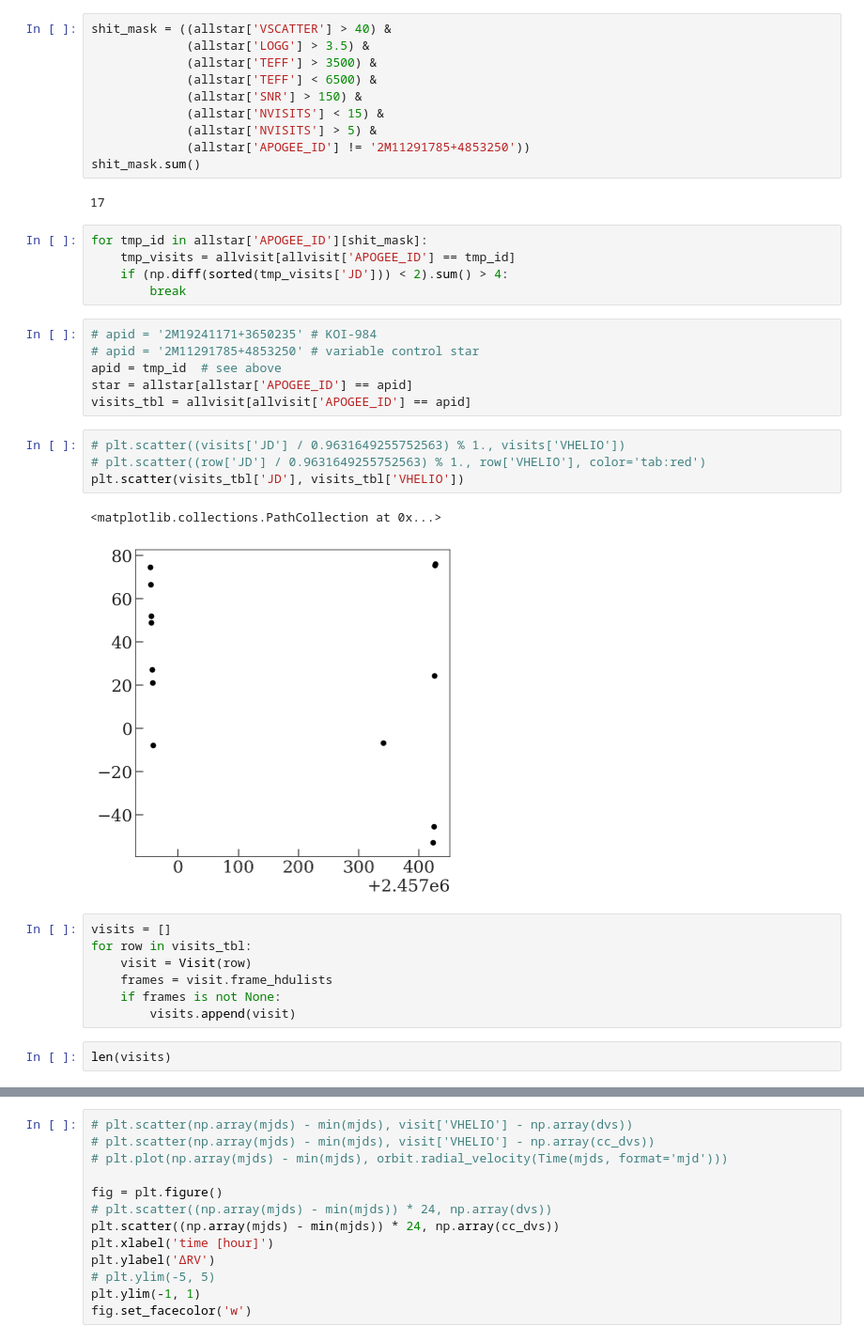
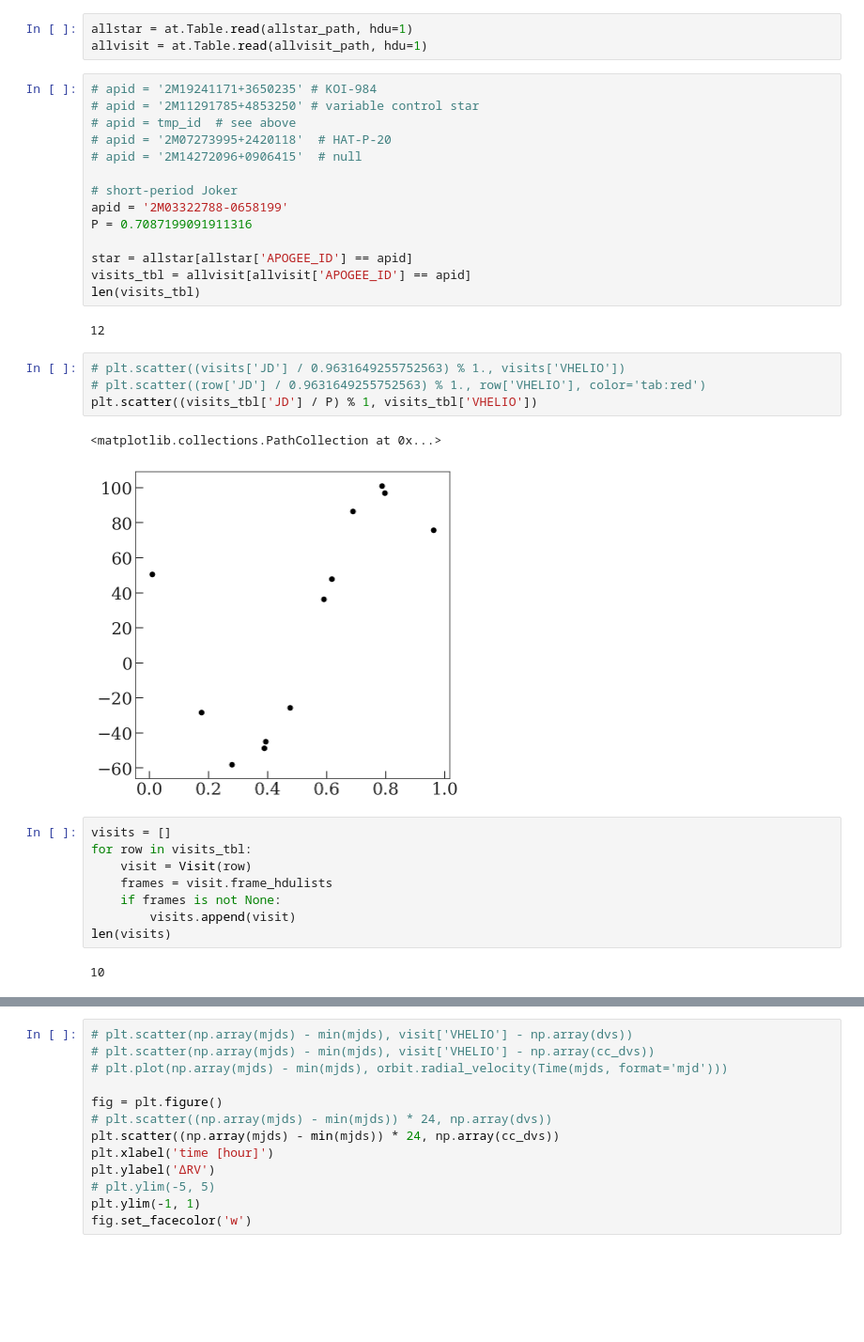
Before and after one commit to adrn/FunDepartment, a Jupyter notebook: notebooks/Run-on-visits.ipynb, the cells around one changed output, grey strips where cells are left out. Shown at 94% size. Saved outputs shown, nothing was run; the diff lists cells and outputs as text; blank space fills up the shorter version.

```diff
--- a/notebooks/Run-on-visits.ipynb
+++ b/notebooks/Run-on-visits.ipynb
@@ -43,33 +39,29 @@ allvisit = at.Table.read('/mnt/home/apricewhelan/data/APOGEE_DR16/allVisit-r12-l
-# %%
-shit_mask = ((allstar['VSCATTER'] > 40) &
-             (allstar['LOGG'] > 3.5) &
-             (allstar['TEFF'] > 3500) &
-             (allstar['TEFF'] < 6500) &
-             (allstar['SNR'] > 150) &
-             (allstar['NVISITS'] < 15) &
-             (allstar['NVISITS'] > 5) &
-             (allstar['APOGEE_ID'] != '2M11291785+4853250'))
-shit_mask.sum()
-# %% [output]
-17
-# %%
-for tmp_id in allstar['APOGEE_ID'][shit_mask]:
-    tmp_visits = allvisit[allvisit['APOGEE_ID'] == tmp_id]
-    if (np.diff(sorted(tmp_visits['JD'])) < 2).sum() > 4:
-        break
+# %%
+allstar = at.Table.read(allstar_path, hdu=1)
+allvisit = at.Table.read(allvisit_path, hdu=1)
 # %%
 # apid = '2M19241171+3650235' # KOI-984
 # apid = '2M11291785+4853250' # variable control star
-apid = tmp_id  # see above
+# apid = tmp_id  # see above
+# apid = '2M07273995+2420118'  # HAT-P-20
+# apid = '2M14272096+0906415'  # null
+
+# short-period Joker
+apid = '2M03322788-0658199'
+P = 0.7087199091911316
+
 star = allstar[allstar['APOGEE_ID'] == apid]
 visits_tbl = allvisit[allvisit['APOGEE_ID'] == apid]
+len(visits_tbl)
+# %% [output]
+12
 # %%
 # plt.scatter((visits['JD'] / 0.9631649255752563) % 1., visits['VHELIO'])
 # plt.scatter((row['JD'] / 0.9631649255752563) % 1., row['VHELIO'], color='tab:red')
-plt.scatter(visits_tbl['JD'], visits_tbl['VHELIO'])
+plt.scatter((visits_tbl['JD'] / P) % 1, visits_tbl['VHELIO'])
 # %% [output]
 <matplotlib.collections.PathCollection at 0x...>
-[figure, old version]
+[figure, new version]
 # %%
 visits = []
 for row in visits_tbl:
@@ -77,5 +69,6 @@ for row in visits_tbl:
     frames = visit.frame_hdulists
     if frames is not None:
         visits.append(visit)
+len(visits)
+# %% [output]
+10
-# %%
-len(visits)
```
Also changed, not shown: parts of 30 cells of this notebook, 1 other file.
